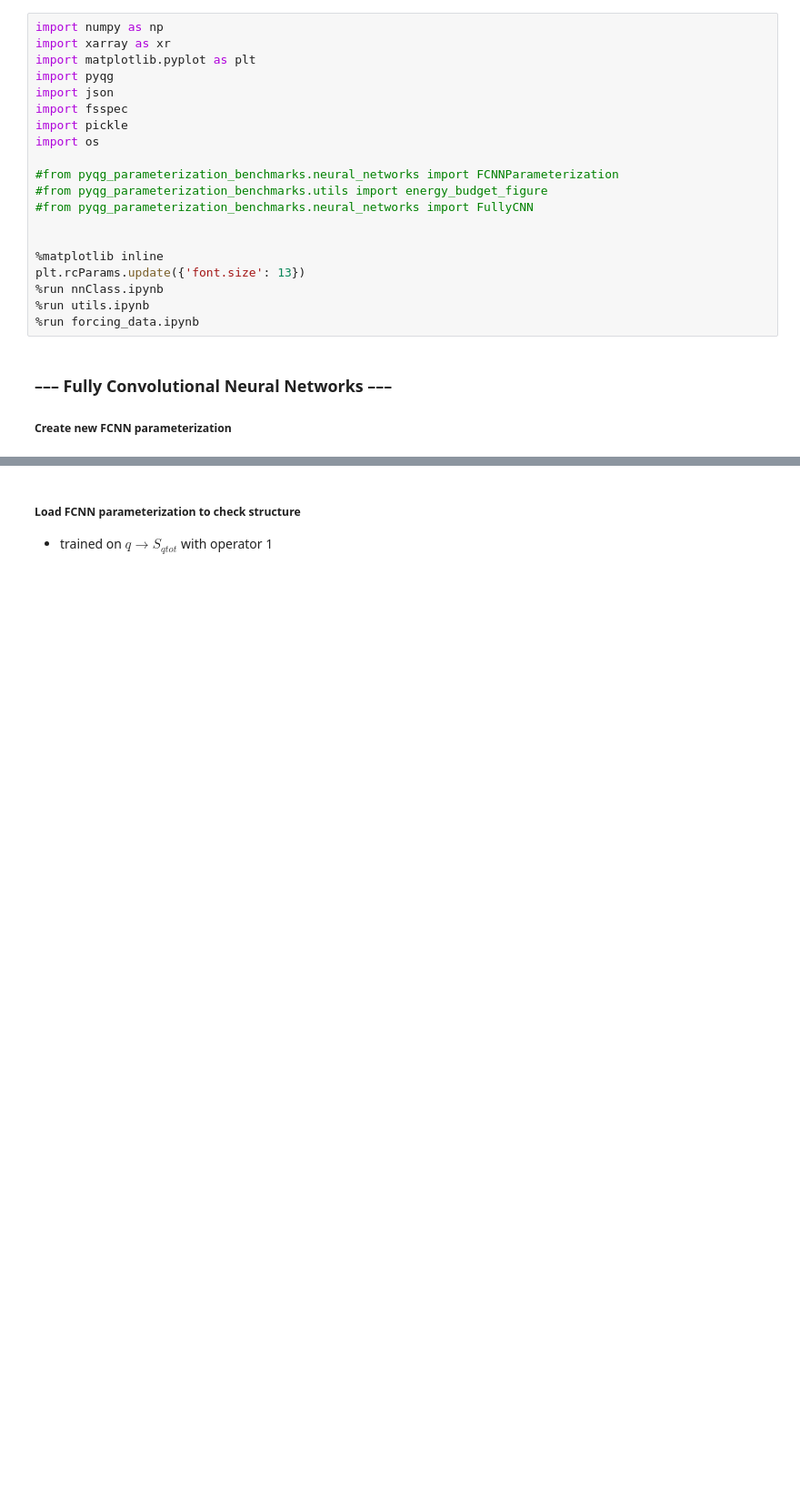
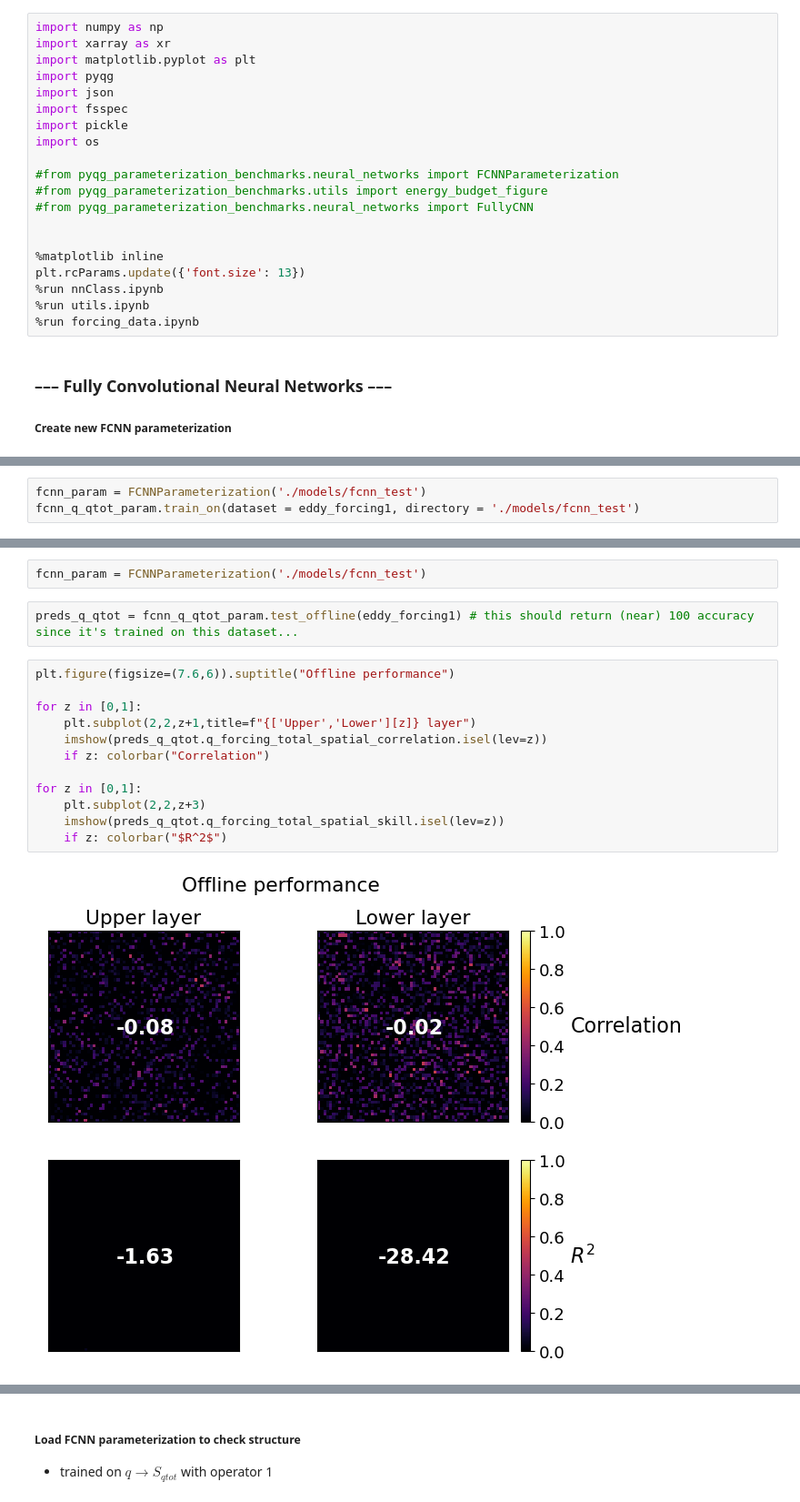
Before and after one commit to pjin1010/ResearchSGS, a Jupyter notebook: TestNBs/parameterizations.ipynb, the cells around one changed output, grey strips where cells are left out. Shown: that part at 91% size. Saved outputs shown, nothing was run; the diff lists cells and outputs as text; blank space fills up the shorter version.

```diff
--- a/TestNBs/parameterizations.ipynb
+++ b/TestNBs/parameterizations.ipynb
@@ -25,0 +49,3 @@ plt.rcParams.update({'font.size': 13})
+# %%
+fcnn_param = FCNNParameterization('./models/fcnn_test')
+fcnn_q_qtot_param.train_on(dataset = eddy_forcing1, directory = './models/fcnn_test')
@@ -26 +71,19 @@ plt.rcParams.update({'font.size': 13})
+# %%
+fcnn_param = FCNNParameterization('./models/fcnn_test')
+# %%
+preds_q_qtot = fcnn_q_qtot_param.test_offline(eddy_forcing1) # this should return (near) 100 accuracy since it's trained on this dataset...
+# %%
+plt.figure(figsize=(7.6,6)).suptitle("Offline performance")
+
+for z in [0,1]:
+    plt.subplot(2,2,z+1,title=f"{['Upper','Lower'][z]} layer")
+    imshow(preds_q_qtot.q_forcing_total_spatial_correlation.isel(lev=z))
+    if z: colorbar("Correlation")
+
+for z in [0,1]:
+    plt.subplot(2,2,z+3)
+    imshow(preds_q_qtot.q_forcing_total_spatial_skill.isel(lev=z))
+    if z: colorbar("$R^2$")
+# %% [output]
+[figure, added]
 # %%
```
Also changed, not shown: parts of 56 cells of this notebook, 5 other files.
